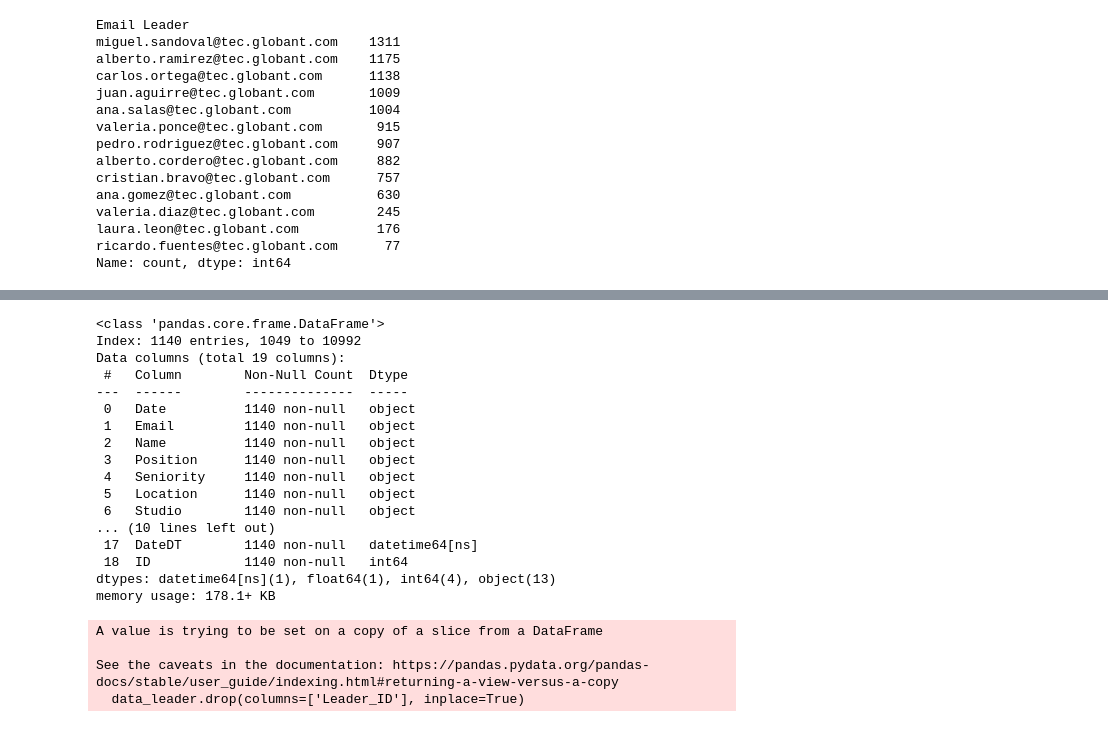
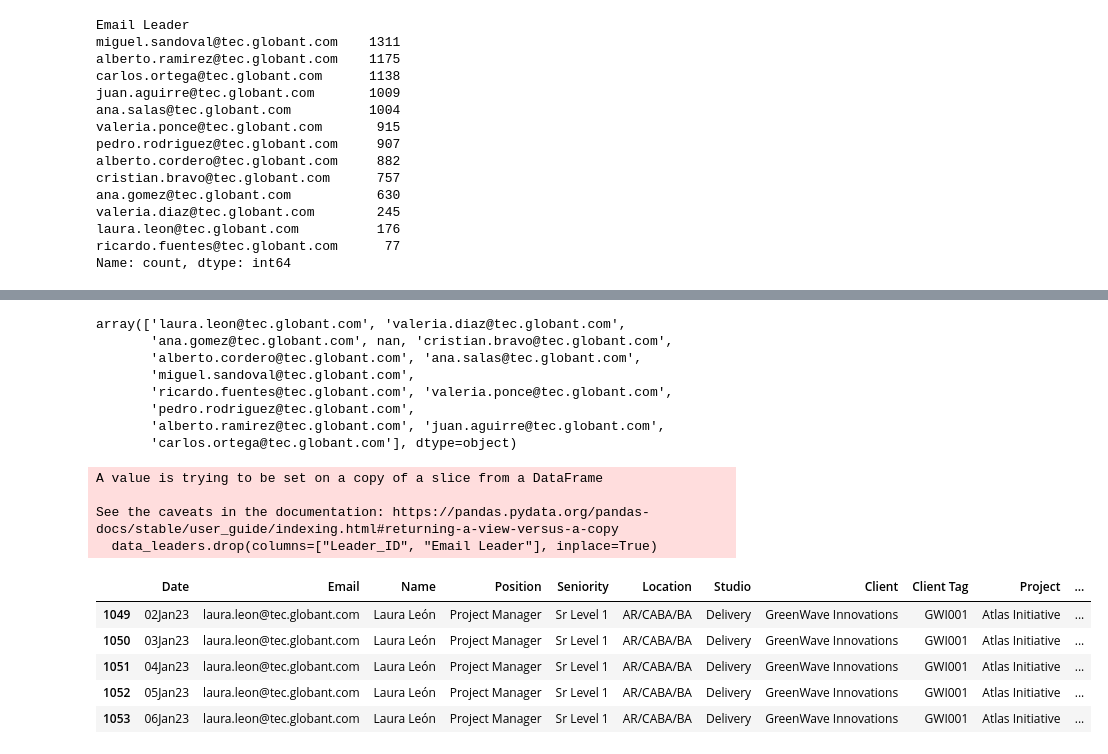
Before and after one commit to Gusty5/project_globant, a Jupyter notebook: notebooks/cleaning.ipynb, the cells around one changed output, grey strips where cells are left out. Saved outputs shown, nothing was run; the diff lists cells and outputs as text; code cells hidden in the pictures.

Commit message:
Despeje del cleaning.ipynb y EDA_no_leaders.ipynb, cambiando data_globant.csv por data_global.csv y creando dos nuevos datasets: data_no_leaders.csv y data_leaders.csv

```diff
--- a/notebooks/cleaning.ipynb
+++ b/notebooks/cleaning.ipynb
@@ -158,27 +174,29 @@ data["Leader_ID"] = data["Email Leader"].map(email_to_id)
+# %%
+data["Email Leader"].unique()
+# %% [output]
+array(['laura.leon@tec.globant.com', 'valeria.diaz@tec.globant.com',
+       'ana.gomez@tec.globant.com', nan, 'cristian.bravo@tec.globant.com',
+       'alberto.cordero@tec.globant.com', 'ana.salas@tec.globant.com',
+       'miguel.sandoval@tec.globant.com',
+       'ricardo.fuentes@tec.globant.com', 'valeria.ponce@tec.globant.com',
+       'pedro.rodriguez@tec.globant.com',
+       'alberto.ramirez@tec.globant.com', 'juan.aguirre@tec.globant.com',
+       'carlos.ortega@tec.globant.com'], dtype=object)
 # %%
 # base de datos donde 'Email Leader' es nulo
-data_leader = data[data['Leader_ID'].isnull()]
-data_leader.drop(columns=['Leader_ID'], inplace=True)
-data_leader.info()
+data_leaders = data[data['Leader_ID'].isnull()]
+data_leaders.drop(columns=["Leader_ID", "Email Leader"], inplace=True)
+
+data_leaders.to_csv("../data/data_leaders.csv", index=False)
+data_leaders.head()
 # %% [output]
-<class 'pandas.core.frame.DataFrame'>
-Index: 1140 entries, 1049 to 10992
-Data columns (total 19 columns):
- #   Column        Non-Null Count  Dtype
----  ------        --------------  -----
- 0   Date          1140 non-null   object
- 1   Email         1140 non-null   object
- 2   Name          1140 non-null   object
- 3   Position      1140 non-null   object
- 4   Seniority     1140 non-null   object
- 5   Location      1140 non-null   object
- 6   Studio        1140 non-null   object
-... (10 lines left out)
- 17  DateDT        1140 non-null   datetime64[ns]
- 18  ID            1140 non-null   int64
-dtypes: datetime64[ns](1), float64(1), int64(4), object(13)
-memory usage: 178.1+ KB
+A value is trying to be set on a copy of a slice from a DataFrame
+
+See the caveats in the documentation: https://pandas.pydata.org/pandas-docs/stable/user_guide/indexing.html#returning-a-view-versus-a-copy
+  data_leaders.drop(columns=["Leader_ID", "Email Leader"], inplace=True)
-A value is trying to be set on a copy of a slice from a DataFrame
-
-See the caveats in the documentation: https://pandas.pydata.org/pandas-docs/stable/user_guide/indexing.html#returning-a-view-versus-a-copy
-  data_leader.drop(columns=['Leader_ID'], inplace=True)
+|  | Date | Email | Name | Position | Seniority | Location | Studio | Client | Client Tag | Project | ... |
+| 1049 | 02Jan23 | laura.leon@tec.globant.com | Laura León | Project Manager | Sr Level 1 | AR/CABA/BA | Delivery | GreenWave Innovations | GWI001 | Atlas Initiative | ... |
+| 1050 | 03Jan23 | laura.leon@tec.globant.com | Laura León | Project Manager | Sr Level 1 | AR/CABA/BA | Delivery | GreenWave Innovations | GWI001 | Atlas Initiative | ... |
+| 1051 | 04Jan23 | laura.leon@tec.globant.com | Laura León | Project Manager | Sr Level 1 | AR/CABA/BA | Delivery | GreenWave Innovations | GWI001 | Atlas Initiative | ... |
+| 1052 | 05Jan23 | laura.leon@tec.globant.com | Laura León | Project Manager | Sr Level 1 | AR/CABA/BA | Delivery | GreenWave Innovations | GWI001 | Atlas Initiative | ... |
+| 1053 | 06Jan23 | laura.leon@tec.globant.com | Laura León | Project Manager | Sr Level 1 | AR/CABA/BA | Delivery | GreenWave Innovations | GWI001 | Atlas Initiative | ... |
```
Also changed, not shown: parts of 20 cells of this notebook, 5 other files.
